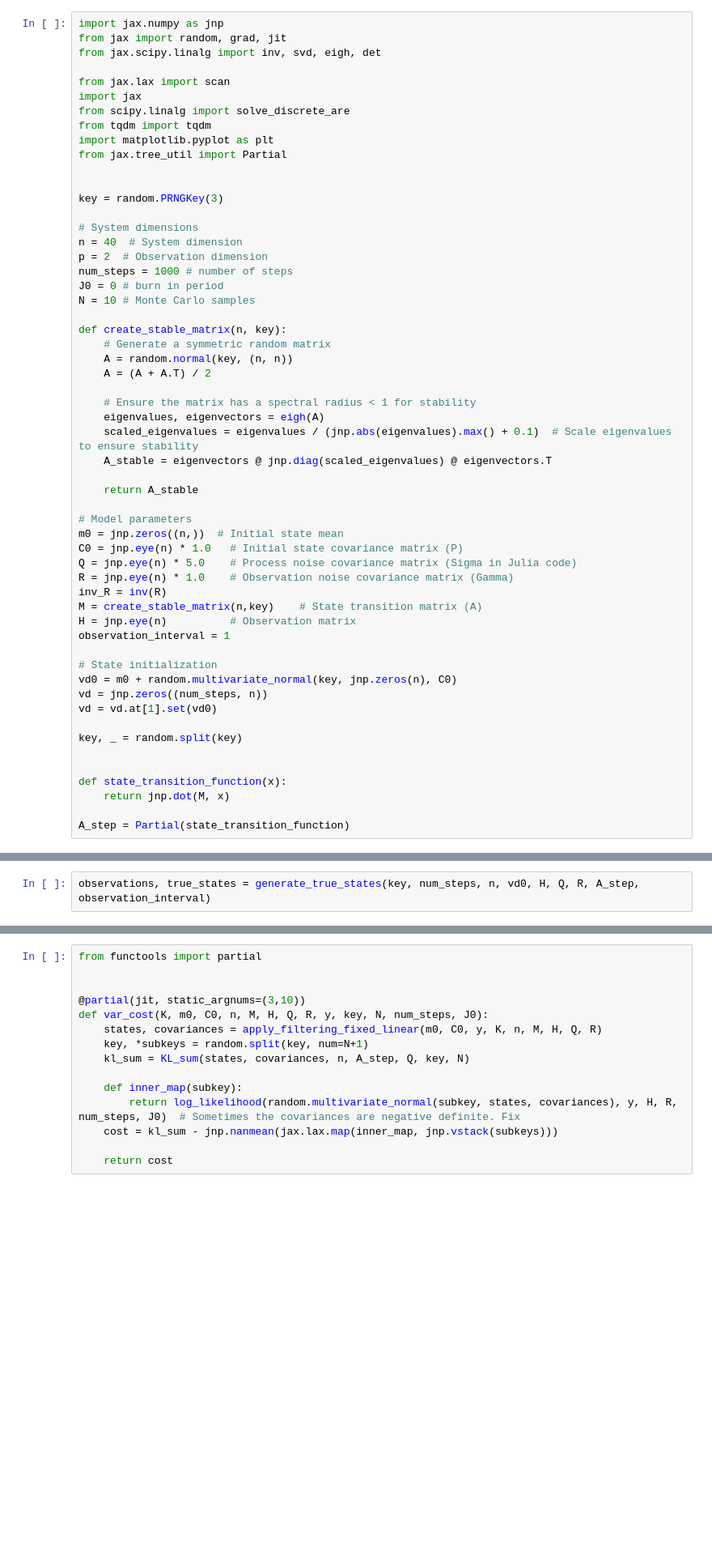
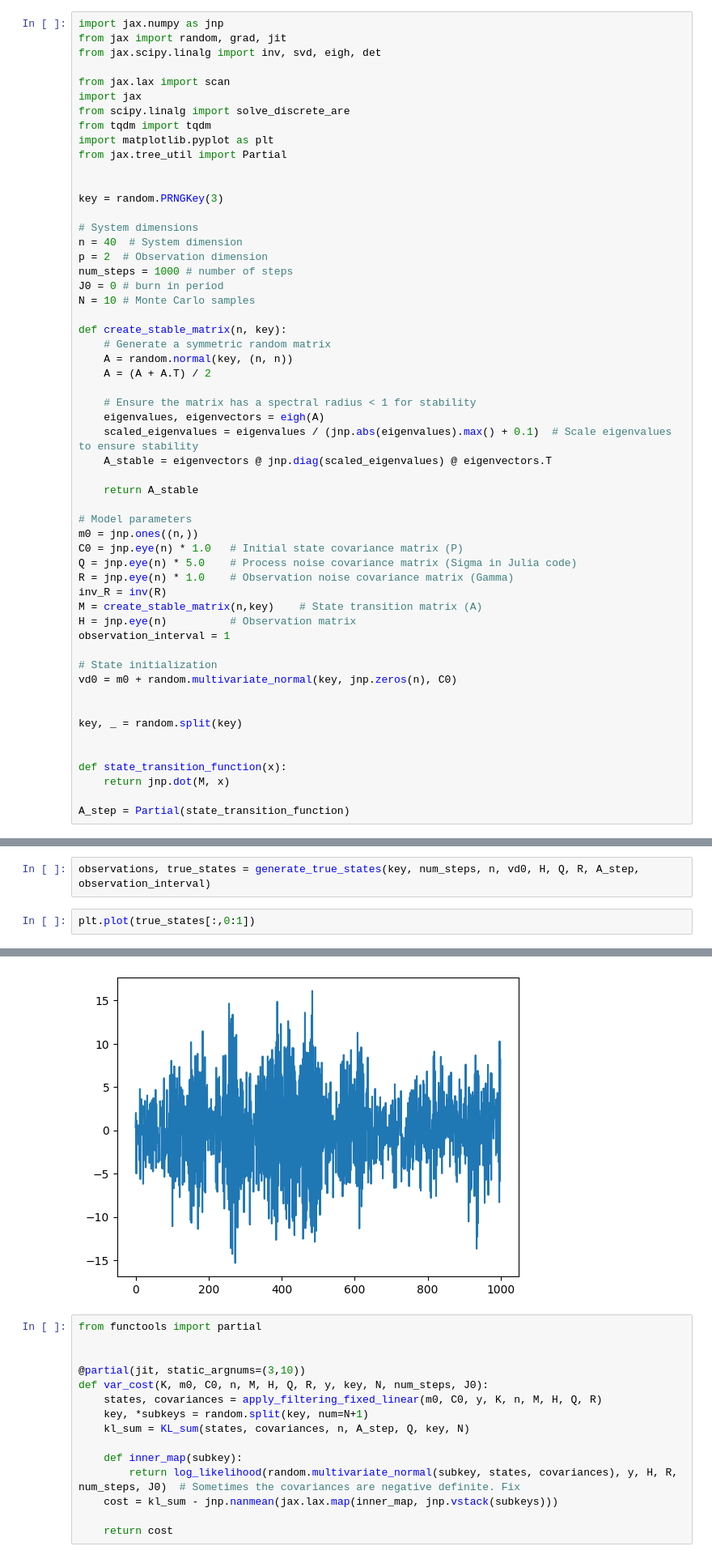
Before and after one commit to enochcluk/variational_filtering, a Jupyter notebook: fixed_linear.ipynb, the cells around one changed output, grey strips where cells are left out. Shown at 81% size. Drawn from its saved outputs; the diff is of its cells as text; blank space fills up the shorter version.

```diff
--- a/fixed_linear.ipynb
+++ b/fixed_linear.ipynb
@@ -33,7 +33,7 @@ def create_stable_matrix(n, key):
     return A_stable
 
 # Model parameters
-m0 = jnp.zeros((n,))  # Initial state mean
+m0 = jnp.ones((n,))
 C0 = jnp.eye(n) * 1.0   # Initial state covariance matrix (P)
 Q = jnp.eye(n) * 5.0    # Process noise covariance matrix (Sigma in Julia code)
 R = jnp.eye(n) * 1.0    # Observation noise covariance matrix (Gamma)
@@ -44,8 +44,7 @@ observation_interval = 1
 
 # State initialization
 vd0 = m0 + random.multivariate_normal(key, jnp.zeros(n), C0)
-vd = jnp.zeros((num_steps, n))
-vd = vd.at[1].set(vd0)
+
 
 key, _ = random.split(key)
 
@@ -60,3 +59,6 @@ from jax_filters import apply_filtering_fixed_linear
 from jax_models import visualize_observations, Lorenz96, generate_true_states, generate_gc_localization_matrix
 # %%
 observations, true_states = generate_true_states(key, num_steps, n, vd0, H, Q, R, A_step, observation_interval)
+# %%
+plt.plot(true_states[:,0:1])
+# %% [output]
@@ -63,3 +66,4 @@ observations, true_states = generate_true_states(key, num_steps, n, vd0, H, Q, R
+[figure, added]
 # %%
 from functools import partial
 
```
Also changed, not shown: parts of 4 cells of this notebook.
